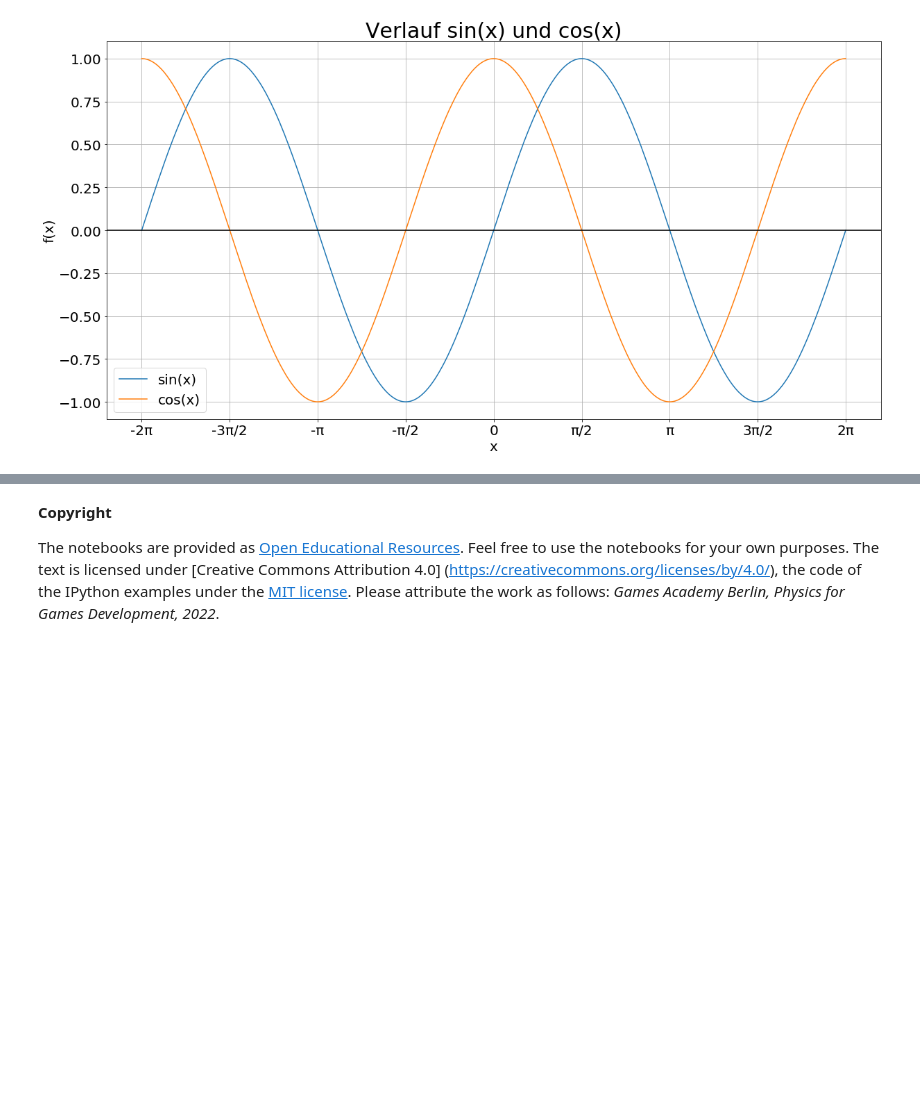
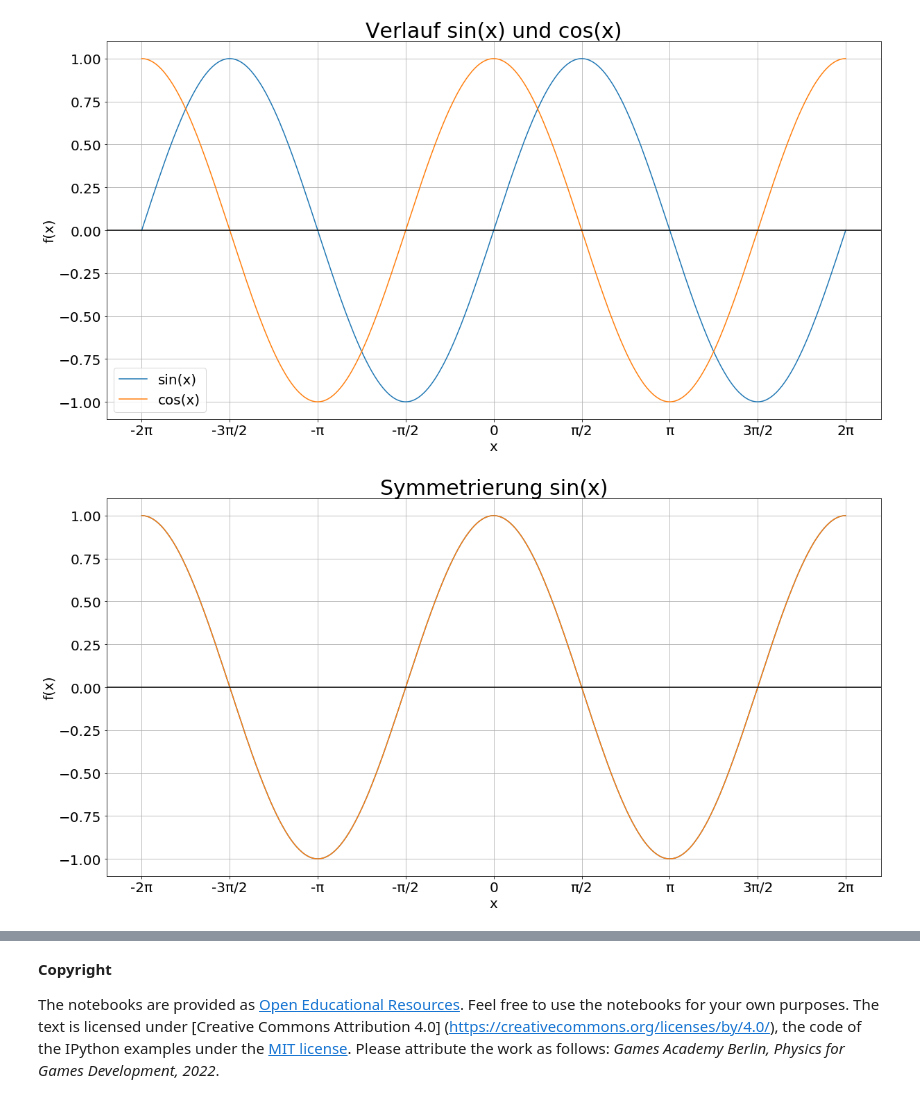
Before and after one commit to Games-Academy-Programming/PhysicsBinder, a Jupyter notebook: Trigonometrie.ipynb, the cells around one changed output, grey strips where cells are left out. Cells and saved outputs as stored; diff of their text form; code cells hidden in the pictures; blank space fills up the shorter version.

```diff
--- a/Trigonometrie.ipynb
+++ b/Trigonometrie.ipynb
@@ -118,6 +118,28 @@ plt.legend(('sin(x)', 'cos(x)'), prop={'size': 20})
 plt.show()
 # %% [output]
 [figure]
+# %%
+x = np.linspace(-2*np.pi,2*np.pi,500)
+y = np.sin(x  + np.pi / 2)
+y2 = np.sin(- x + np.pi / 2)
+
+# plotting
+plt.figure(figsize = (20,10))
+plt.plot(x,y)
+plt.plot(x,y2)
+plt.grid()
+plt.xlabel(r'x', size=20)
+plt.ylabel(r'f(x)', size=20)
+plt.title(r'Symmetrierung sin(x)', size=30)
+
+ticks = np.linspace(-2*np.pi,2*np.pi,9)
+plt.xticks(ticks, ['-2π', '-3π/2', '-π', '-π/2', '0', 'π/2', 'π', '3π/2', '2π'], size =20)
+plt.yticks(size=20)
+plt.axhline(y=0, color='black')
+
+plt.show()
+# %% [output]
+[figure, added]
 # %% [markdown]
 # Übungsaufgaben
 
```
Also changed, not shown: parts of 1 cell of this notebook, 10 other files.
